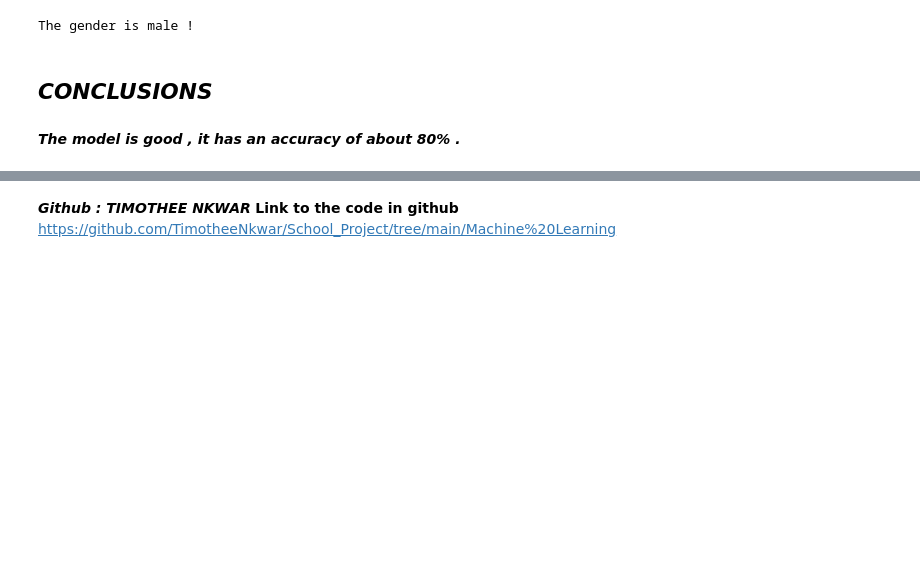
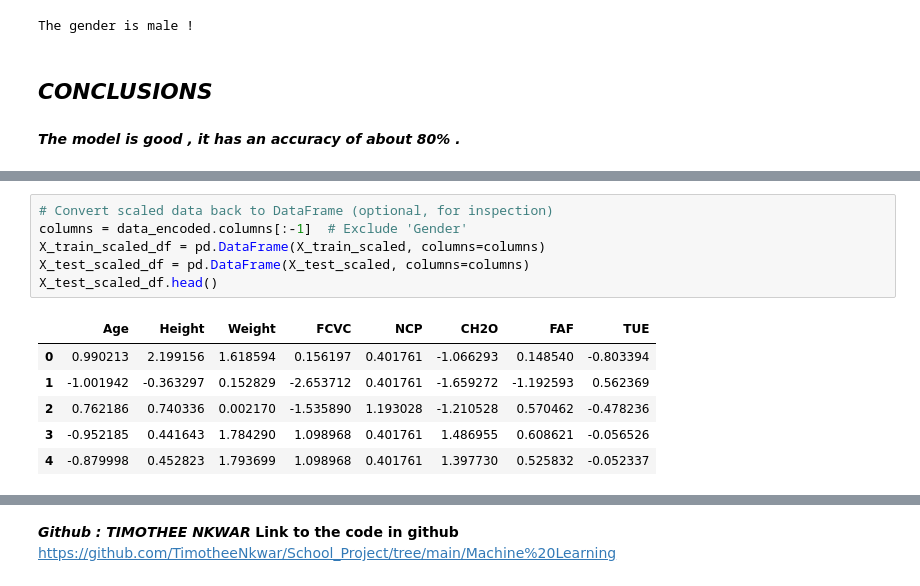
Before and after one commit to TimotheeNkwar/School_Project, a Jupyter notebook: Machine Learning/Machine_Learning_Projetcts.ipynb, the cells around one changed output, grey strips where cells are left out. Saved outputs shown, nothing was run; the diff lists cells and outputs as text; blank space fills up the shorter version.

```diff
--- a/Machine Learning/Machine_Learning_Projetcts.ipynb
+++ b/Machine Learning/Machine_Learning_Projetcts.ipynb
@@ -887,0 +396,13 @@ joblib.dump(knn,"model,my_knn_model.pk1")
+# %%
+# Convert scaled data back to DataFrame (optional, for inspection)
+columns = data_encoded.columns[:-1]  # Exclude 'Gender'
+X_train_scaled_df = pd.DataFrame(X_train_scaled, columns=columns)
+X_test_scaled_df = pd.DataFrame(X_test_scaled, columns=columns)
+X_test_scaled_df.head()
+# %% [output]
+|  | Age | Height | Weight | FCVC | NCP | CH2O | FAF | TUE |
+| 0 | 0.990213 | 2.199156 | 1.618594 | 0.156197 | 0.401761 | -1.066293 | 0.148540 | -0.803394 |
+| 1 | -1.001942 | -0.363297 | 0.152829 | -2.653712 | 0.401761 | -1.659272 | -1.192593 | 0.562369 |
+| 2 | 0.762186 | 0.740336 | 0.002170 | -1.535890 | 1.193028 | -1.210528 | 0.570462 | -0.478236 |
+| 3 | -0.952185 | 0.441643 | 1.784290 | 1.098968 | 0.401761 | 1.486955 | 0.608621 | -0.056526 |
+| 4 | -0.879998 | 0.452823 | 1.793699 | 1.098968 | 0.401761 | 1.397730 | 0.525832 | -0.052337 |
```
Also changed, not shown: parts of 123 cells of this notebook, 8 other files.
